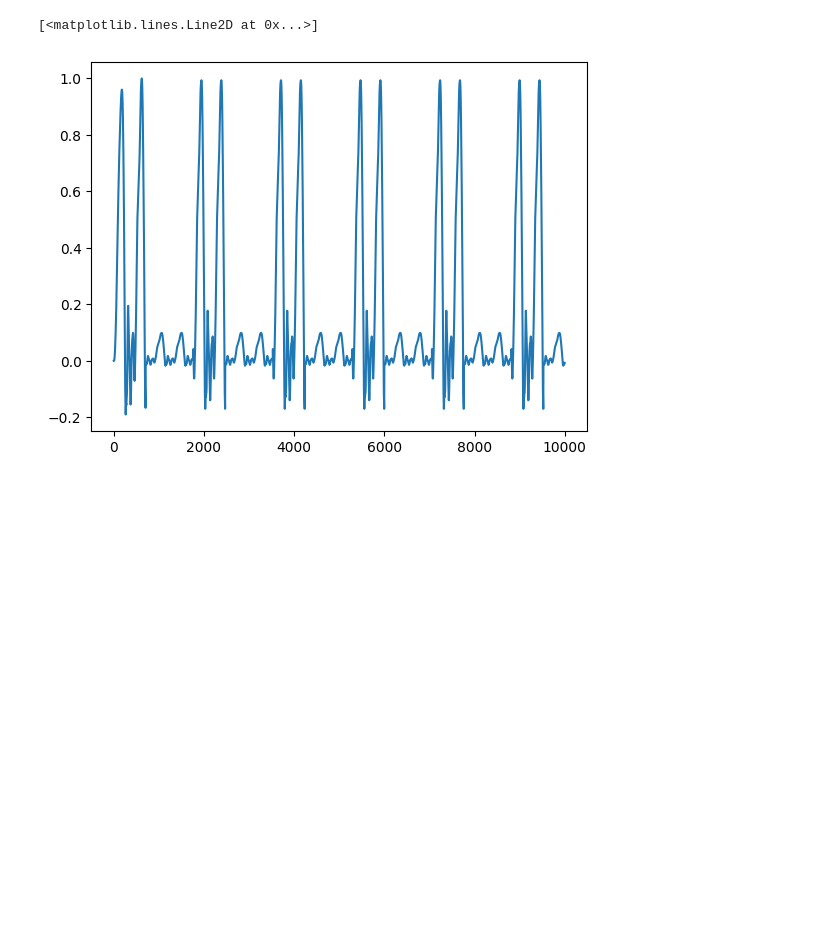
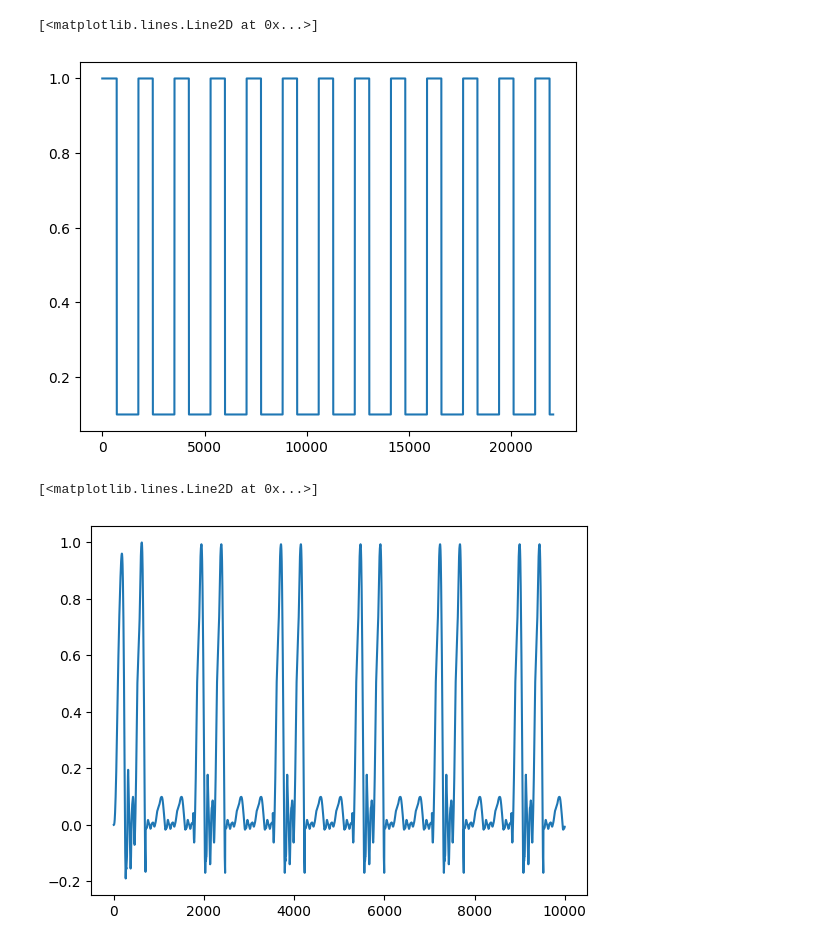
Before and after one commit to phonetics-spbu/phonetics-spbu.github.io, a Jupyter notebook: public/courses/linear_models/ipynb/formant_synthesis_final.ipynb, the cells around one changed output. Drawn from its saved outputs; the diff is of its cells as text; code cells hidden in the pictures; blank space fills up the shorter version.

```diff
--- a/public/courses/linear_models/ipynb/formant_synthesis_final.ipynb
+++ b/public/courses/linear_models/ipynb/formant_synthesis_final.ipynb
@@ -273,6 +273,12 @@ def synthesize_trill(duration, f0, fs):
     synthesized_trill /= np.max(np.abs(synthesized_trill))
 
     return synthesized_trill
+# %%
+t = np.linspace(0, 0.5, int(0.5 * fs))
+plt.plot(0.55 + 0.45 * square(2 * np.pi * 25 * t, duty=0.4))
+# %% [output]
+[<matplotlib.lines.Line2D at 0x...>]
+[figure, added]
 # %%
 r = synthesize_trill(1, f0, fs)
 # %%
```
Also changed, not shown: parts of 5 cells of this notebook.
